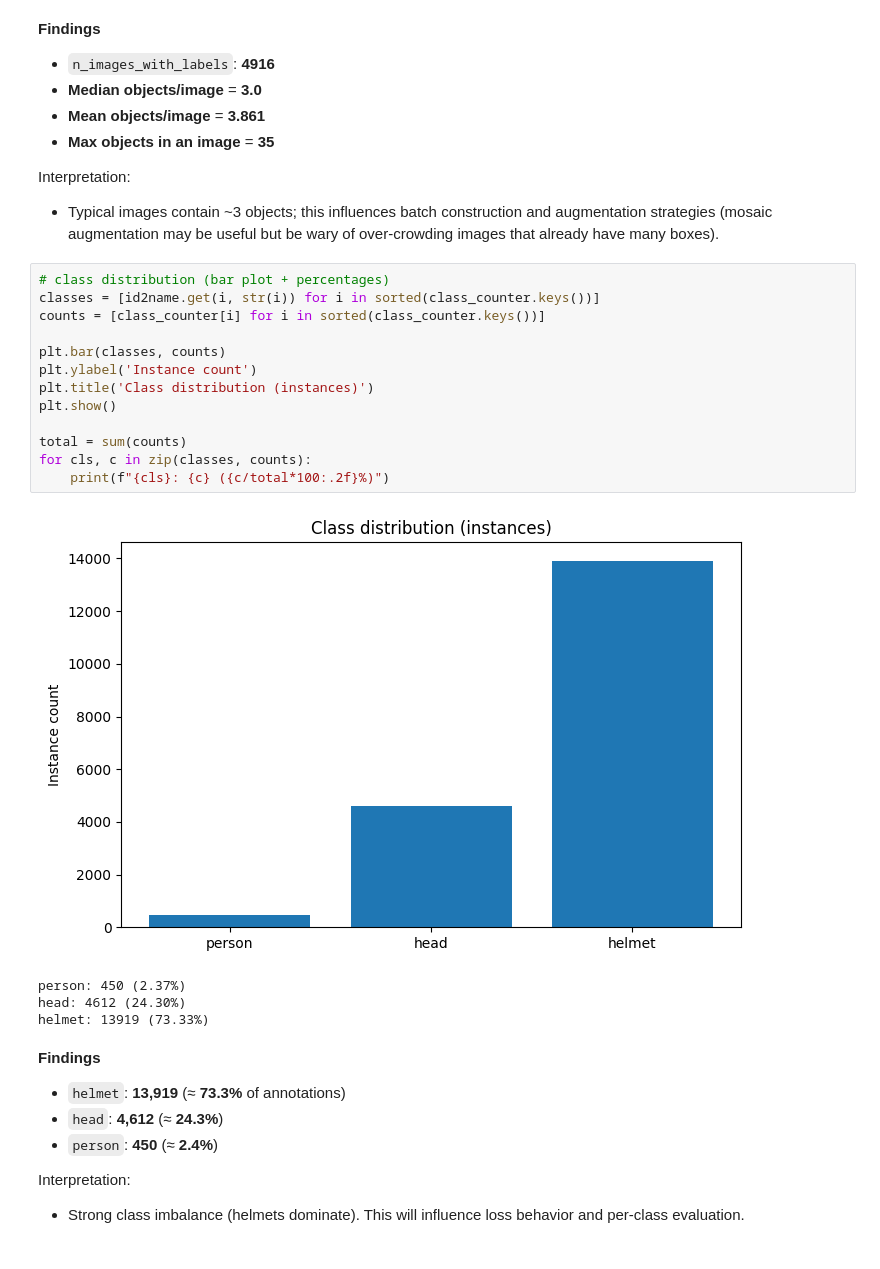
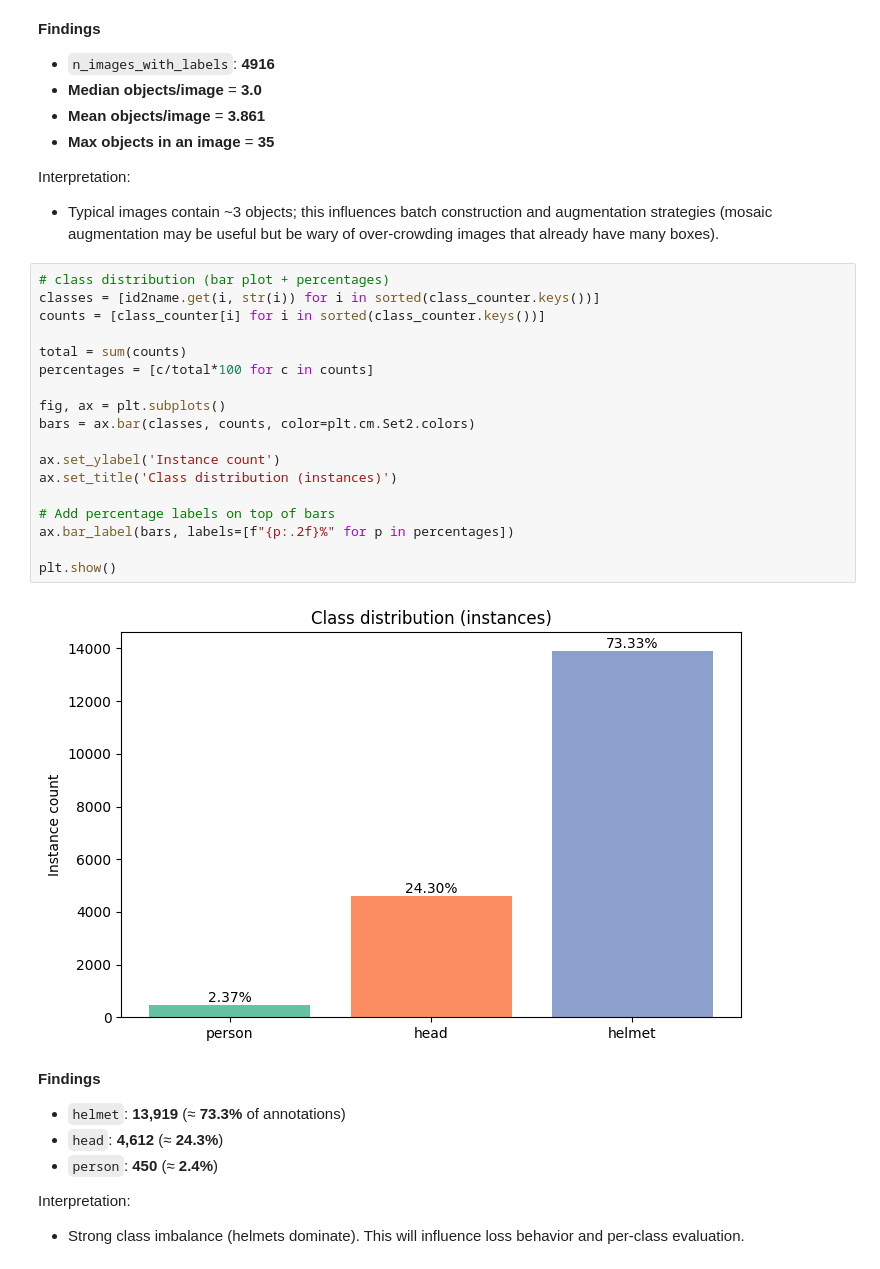
Before and after one commit to PiyushLekhak/robust-ppe-detection, a Jupyter notebook: notebooks/01_eda.ipynb, the cells around one changed output. Drawn from its saved outputs; the diff is of its cells as text.

Commit message:
created some plots for report

```diff
--- a/notebooks/01_eda.ipynb
+++ b/notebooks/01_eda.ipynb
@@ -148,21 +148,23 @@ Interpretation:
 # %%
 # class distribution (bar plot + percentages)
 classes = [id2name.get(i, str(i)) for i in sorted(class_counter.keys())]
 counts = [class_counter[i] for i in sorted(class_counter.keys())]
 
-plt.bar(classes, counts)
-plt.ylabel('Instance count')
-plt.title('Class distribution (instances)')
+total = sum(counts)
+percentages = [c/total*100 for c in counts]
+
+fig, ax = plt.subplots()
+bars = ax.bar(classes, counts, color=plt.cm.Set2.colors)
+
+ax.set_ylabel('Instance count')
+ax.set_title('Class distribution (instances)')
+
+# Add percentage labels on top of bars
+ax.bar_label(bars, labels=[f"{p:.2f}%" for p in percentages])
+
 plt.show()
-
-total = sum(counts)
-for cls, c in zip(classes, counts):
-    print(f"{cls}: {c} ({c/total*100:.2f}%)")
 # %% [output]
-[figure, old version]
+[figure, new version]
-person: 450 (2.37%)
-head: 4612 (24.30%)
-helmet: 13919 (73.33%)
 # %% [markdown]
 **Findings**
 
```
Also changed, not shown: parts of 2 cells of this notebook, 4 other files.
